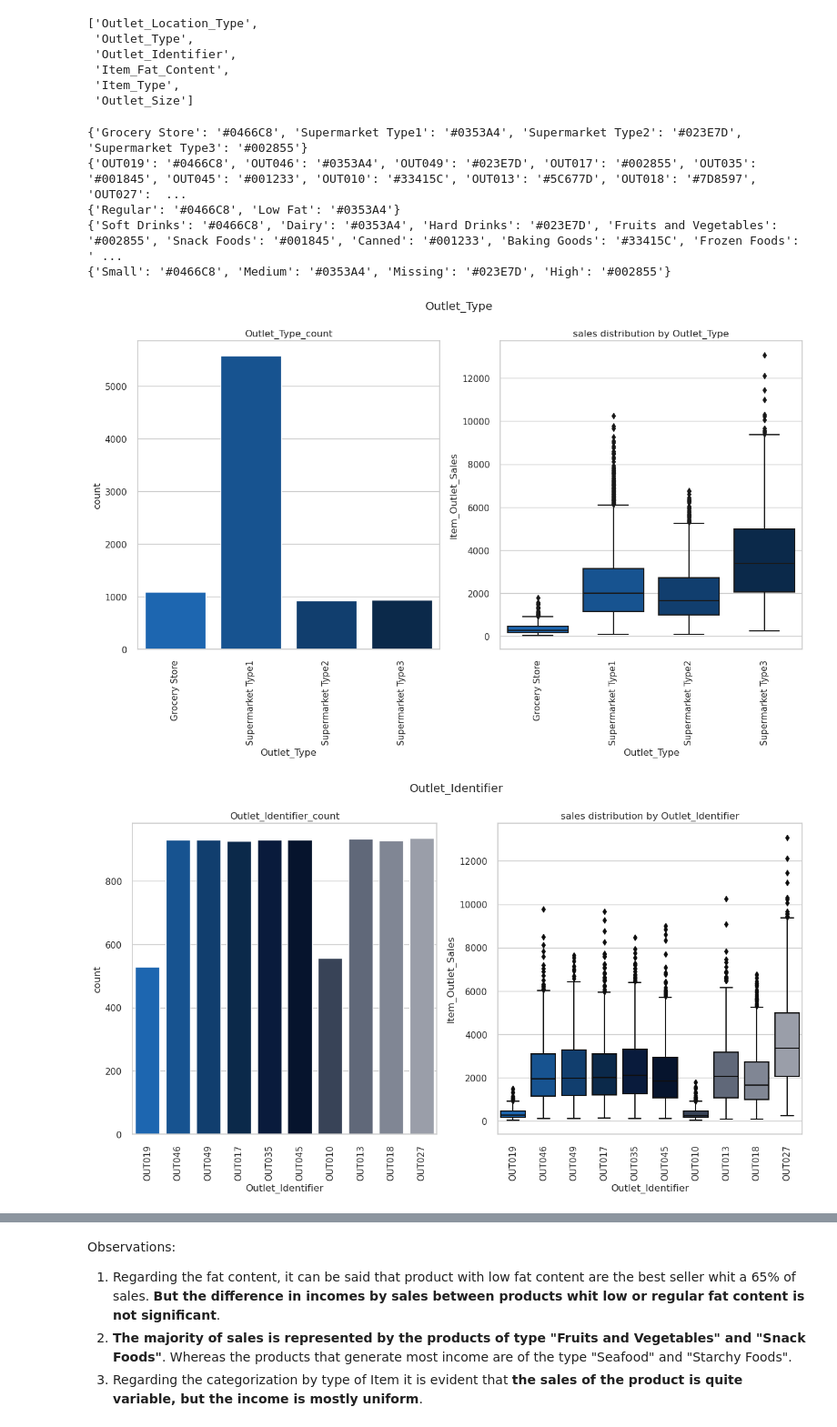
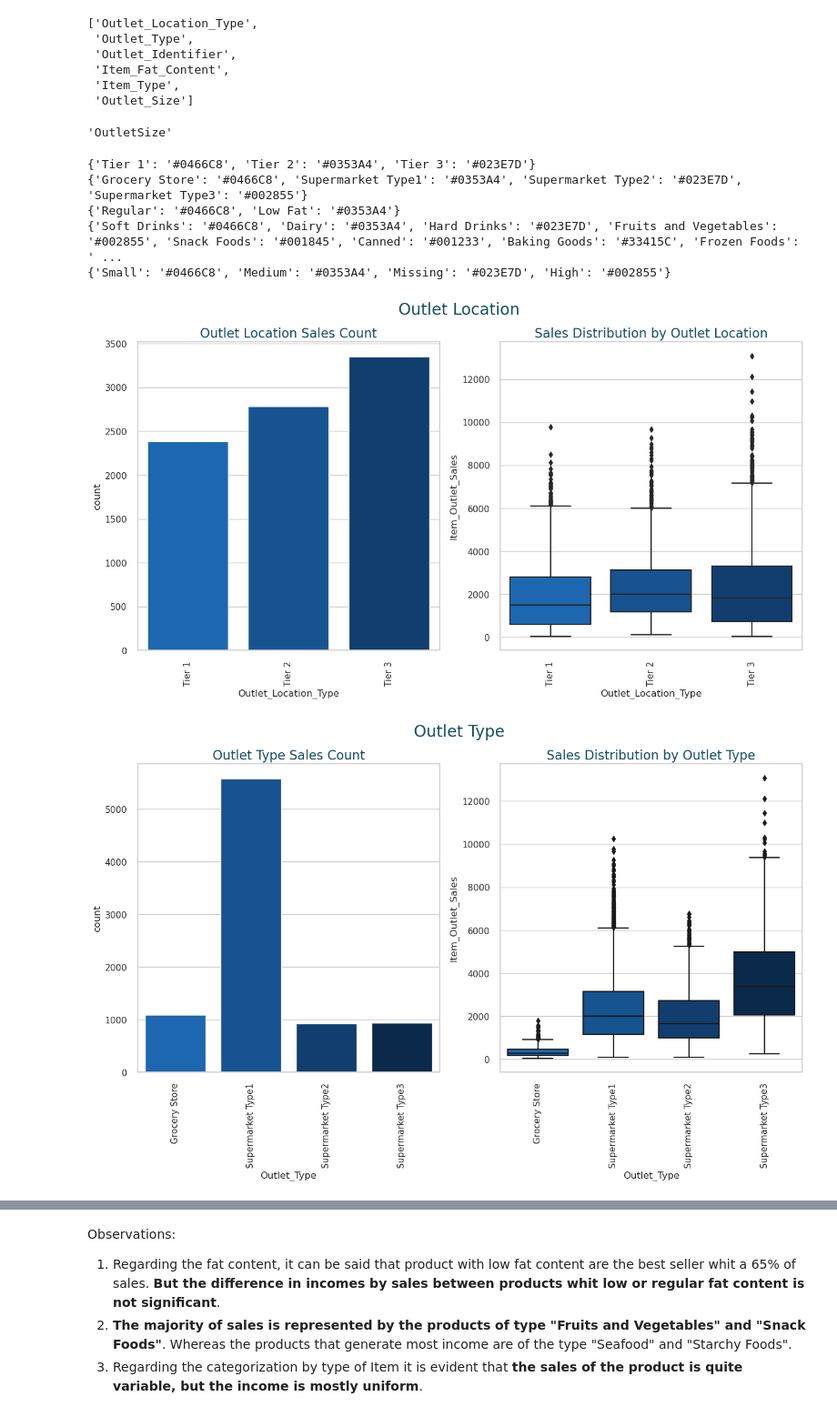
Before and after one commit to YeisonAndreyLiCe/food_sales_prediction, a Jupyter notebook: data_visualization.ipynb, the cells around one changed output, grey strips where cells are left out. Shown at 91% size. Cells and saved outputs as stored; diff of their text form; code cells hidden in the pictures.

```diff
--- a/data_visualization.ipynb
+++ b/data_visualization.ipynb
@@ -124,38 +124,44 @@ cat_features
  'Item_Fat_Content',
  'Item_Type',
  'Outlet_Size']
+# %%
+p = 'Outlet_Size'
+p.split("_")[0] + p.split("_")[1]
+# %% [output]
+'OutletSize'
 # %%
-for col in cat_features[1:]:
+for col in cat_features:
     fig, (ax1, ax2) = plt.subplots(1, 2, figsize=(15, 7))
     dic = dict()
     count = 0
+    col_name = col.split("_")[0] + " " + col.split("_")[1]
     for categorie in df[col].unique():
         dic[categorie] = colors[count]
         count += 1
     sns.countplot(
         ax= ax1,
         data=df,
         x=col,
         palette=dic
      )
     ax1.set_xticklabels(ax1.get_xticklabels(), rotation=90)
-    ax1.set_title(col + "_count")
+    ax1.set_title(col_name  + " Sales Count", fontdict=font_label)
     sns.boxplot(
         ax = ax2,
         data=df,
         x=col,
         y='Item_Outlet_Sales',
         palette=dic,
     )
-    fig.suptitle(col)
+    fig.suptitle(col_name, fontdict=font_title, size = 20)
     plt.xticks(rotation=90)
-    ax2.set_title("sales distribution by " + col)
-    #print(dic)
+    ax2.set_title("Sales Distribution by " + col_name, fontdict=font_label)
+    print(dic)
 # %% [output]
+{'Tier 1': '#0466C8', 'Tier 2': '#0353A4', 'Tier 3': '#023E7D'}
 {'Grocery Store': '#0466C8', 'Supermarket Type1': '#0353A4', 'Supermarket Type2': '#023E7D', 'Supermarket Type3': '#002855'}
-{'OUT019': '#0466C8', 'OUT046': '#0353A4', 'OUT049': '#023E7D', 'OUT017': '#002855', 'OUT035': '#001845', 'OUT045': '#001233', 'OUT010': '#33415C', 'OUT013': '#5C677D', 'OUT018': '#7D8597', 'OUT027':  ...
 {'Regular': '#0466C8', 'Low Fat': '#0353A4'}
 {'Soft Drinks': '#0466C8', 'Dairy': '#0353A4', 'Hard Drinks': '#023E7D', 'Fruits and Vegetables': '#002855', 'Snack Foods': '#001845', 'Canned': '#001233', 'Baking Goods': '#33415C', 'Frozen Foods': ' ...
 {'Small': '#0466C8', 'Medium': '#0353A4', 'Missing': '#023E7D', 'High': '#002855'}
-[figure, old version]
+[figure, new version]
-[figure, old version]
+[figure, new version]
```
Also changed, not shown: parts of 6 cells of this notebook, 3 other files.
